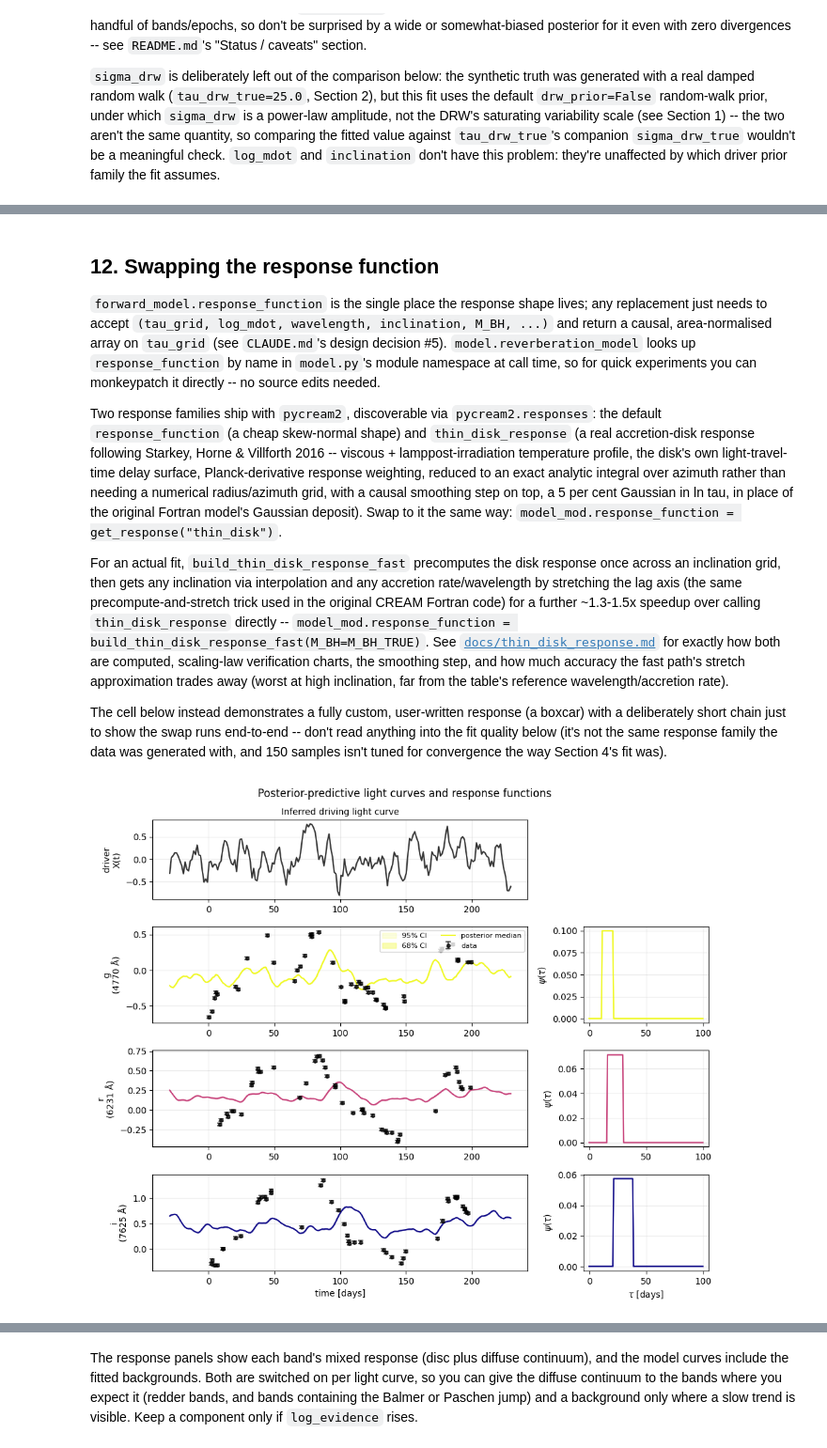
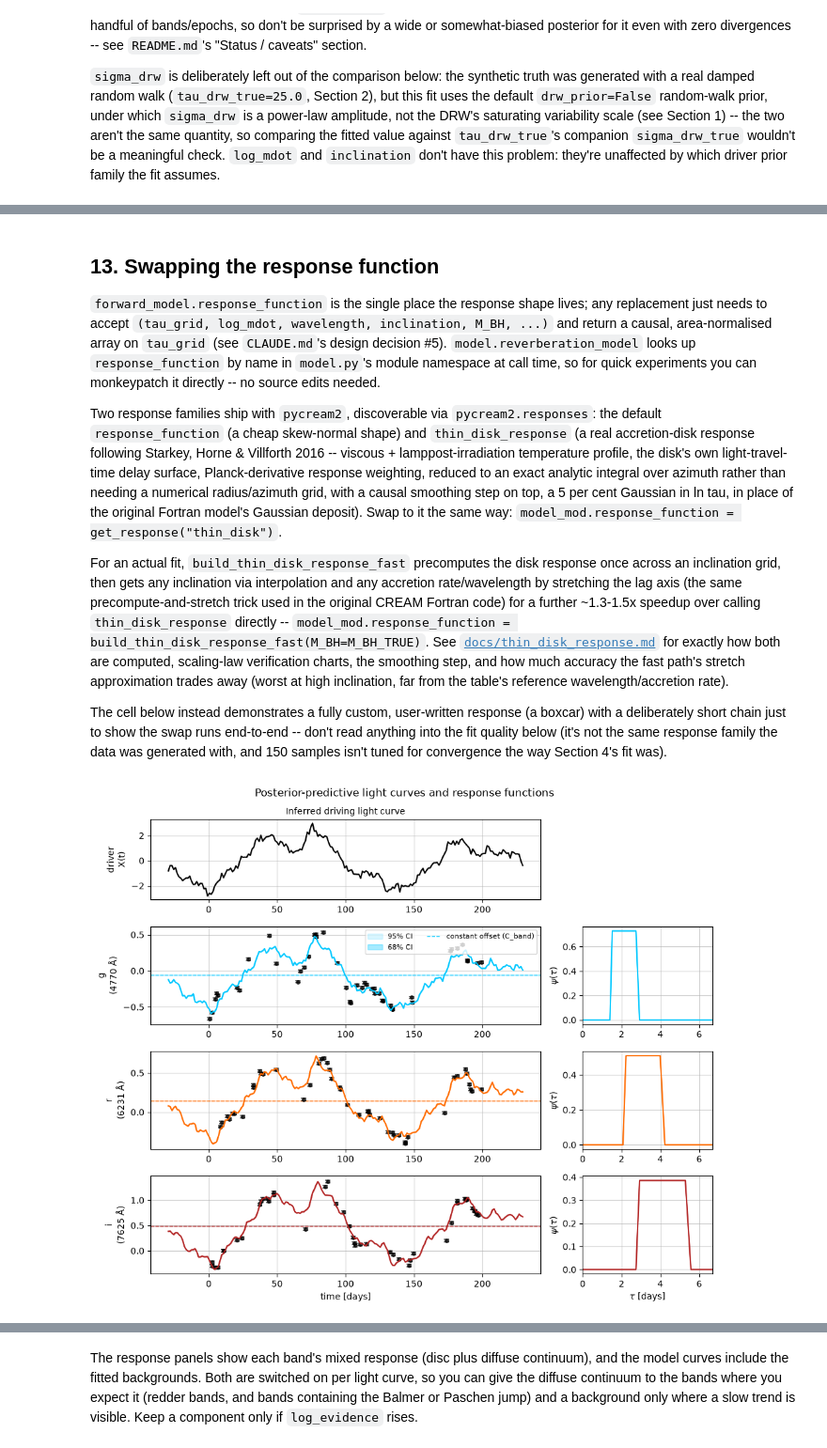
Before and after one commit to drds1/pycream2, a Jupyter notebook: notebooks/demo.ipynb, the cells around one changed output, grey strips where cells are left out. Shown at 94% size. Drawn from its saved outputs; the diff is of its cells as text; code cells hidden in the pictures.

```diff
--- a/notebooks/demo.ipynb
+++ b/notebooks/demo.ipynb
@@ -120,6 +123,12 @@ data = generate_synthetic_dataset(
     seed=0,
 )
 
+# The generator draws its driver with a longest period equal to the baseline;
+# build_grid() defaults to a longer one (2 x (baseline + tau_max)), which real,
+# red-noise drivers need. To fit this synthetic set on its own basis, every
+# build_grid() below passes period_max=PERIOD_MAX.
+PERIOD_MAX = 2 * np.pi / float(data["freqs"].min())
+
 for name, d in data["bands"].items():
     print(f"{name}: {len(d['t'])} points, wavelength={d['wavelength']:.0f} Å, "
           f"true mean lag={data['truth']['bands'][name]['tau_mean']:.2f} days")
@@ -316,0 +365,14 @@ inclination: true=40.000  posterior median=49.672  [30.028, 69.815]
+# %%
+ef_direct = EchoFit(M_BH=M_BH_TRUE)
+for name, d in data["bands"].items():
+    ef_direct.add_lightcurve(name, wavelength=d["wavelength"], t=d["t"], y=d["y"], yerr=d["yerr"])
+ef_direct.build_grid(n_freq=25, n_tau=150, period_max=PERIOD_MAX)
+
+ef_direct.optimise()   # nested Laplace; optimise(method="laplace") for the single-Gaussian solve
+print(f"Pareto k_hat = {ef_direct.nested_laplace_result['k_hat']:.2f} (reliable below 0.7)\n")
+for name in ["log_mdot", "inclination"]:
+    nuts, direct = ef.samples[name], ef_direct.samples[name]
+    print(f"{name}: true {truth[name]:.3f} | NUTS {nuts.mean():.3f} +/- {nuts.std():.3f} | "
+          f"optimise() {direct.mean():.3f} +/- {direct.std():.3f}")
+
+ef_direct.plot_landscape(truth=truth);
@@ -512,7 +595,7 @@ well under a minute on synthetic data.
 # %% [markdown]
 <a id="swap-response"></a>
 
-## 12. Swapping the response function
+## 13. Swapping the response function
 
 `forward_model.response_function` is the single place the response shape
 lives; any replacement just needs to accept
@@ -554,34 +637,34 @@ tuned for convergence the way Section 4's fit was).
 # %%
 import jax.numpy as jnp
 import pycream2.model as model_mod
 from pycream2.forward_model import lag_scaling
 
 
 def tophat_response(tau_grid, log_mdot, wavelength, inclination, M_BH, width_frac=0.3):
     # A boxcar response instead of the default skew-normal -- same mean
     # lag (from lag_scaling), no skewness.
     tau_mean = lag_scaling(log_mdot, wavelength, M_BH)
     half_width = jnp.clip(width_frac * tau_mean, 1e-3, None)
     raw = jnp.where(jnp.abs(tau_grid - tau_mean) <= half_width, 1.0, 0.0)
     trapz = jnp.trapezoid if hasattr(jnp, "trapezoid") else jnp.trapz
     area = trapz(raw, tau_grid)
     return raw / jnp.clip(area, 1e-12, None)
 
 
 original_response_function = model_mod.response_function
 model_mod.response_function = tophat_response
 
 ef_tophat = EchoFit(M_BH=M_BH_TRUE)
 for name, d in data["bands"].items():
     ef_tophat.add_lightcurve(name, wavelength=d["wavelength"], t=d["t"], y=d["y"], yerr=d["yerr"])
-ef_tophat.build_grid(n_freq=25, n_tau=150)
+ef_tophat.build_grid(n_freq=25, n_tau=150, period_max=PERIOD_MAX)
 ef_tophat.fit(rng_seed=0, num_warmup=150, num_samples=150, progress_bar=False)
 
 ef_tophat.plot_lightcurve_fits();
 
 model_mod.response_function = original_response_function  # restore for the rest of the notebook
 # %% [output]
-[figure, old version]
+[figure, new version]
 # %% [markdown]
 <a id="extra-components"></a>
 
```
Also changed, not shown: parts of 32 cells of this notebook, 23 other files.
